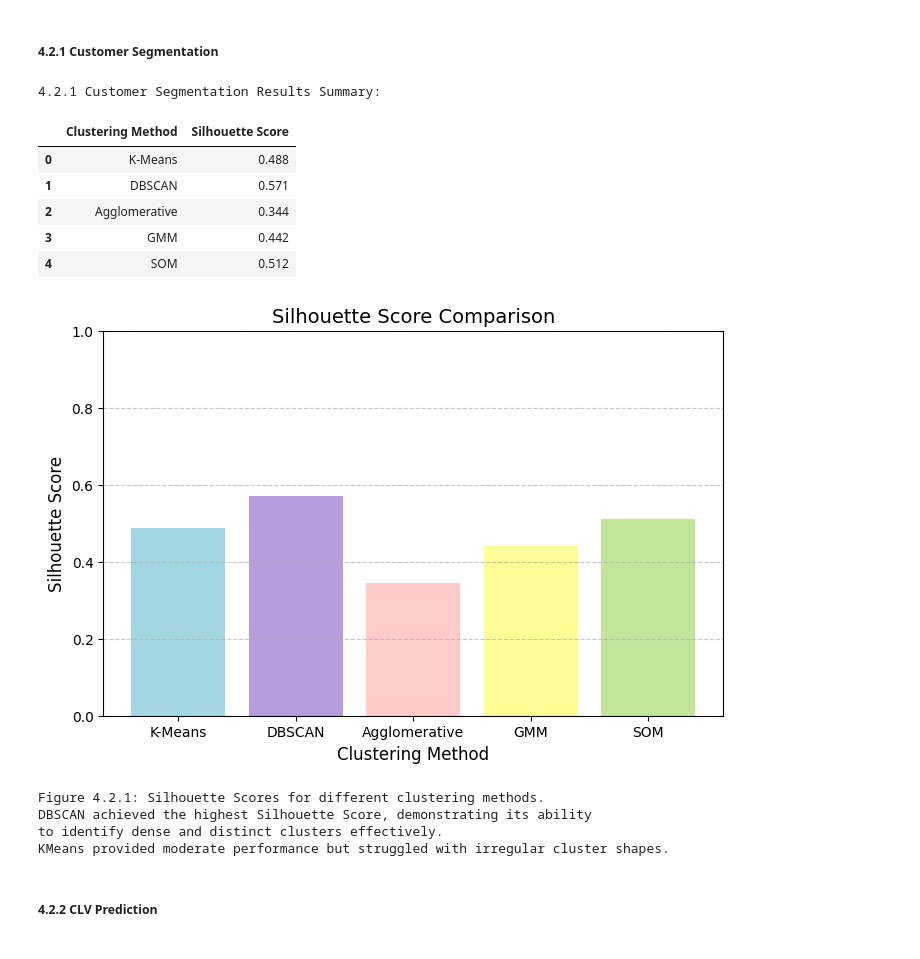
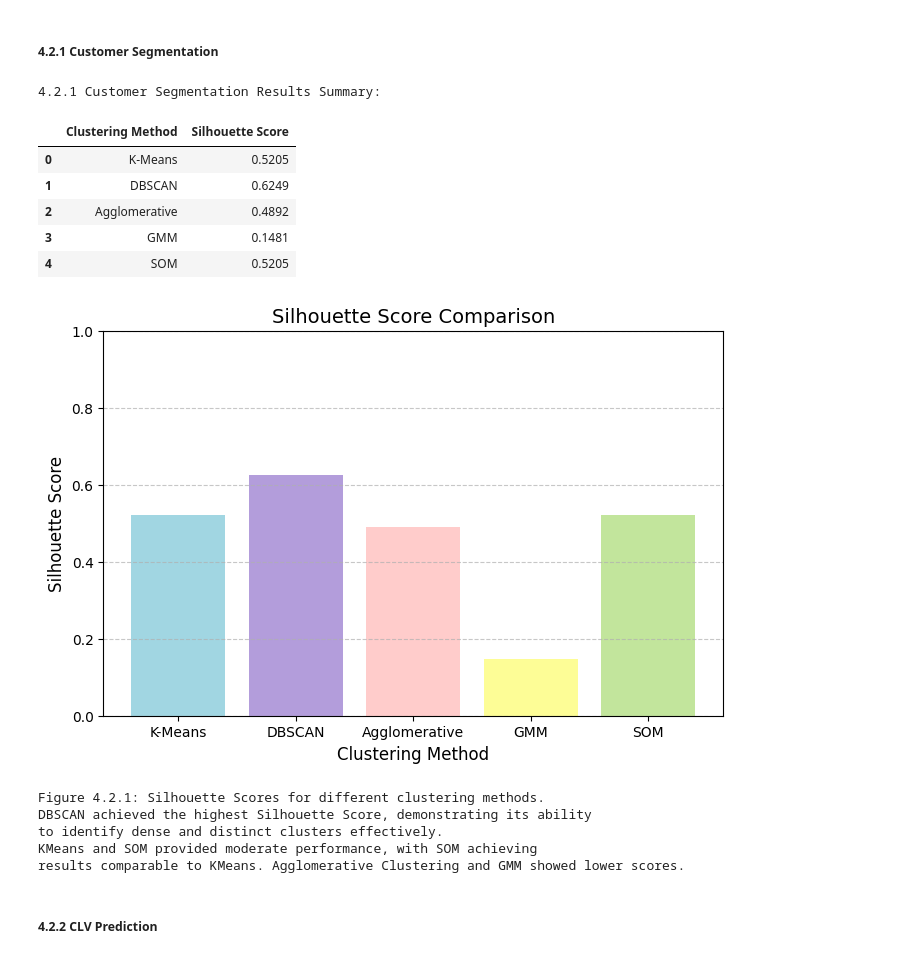
Before and after one commit to seryeongkyun/seryeongkyun.github.io, a Jupyter notebook: files/Library_Customer_Segmentation_and_Lifetime_Value_Prediction.ipynb, the cells around one changed output. Saved outputs shown, nothing was run; the diff lists cells and outputs as text; code cells hidden in the pictures.

```diff
--- a/files/Library_Customer_Segmentation_and_Lifetime_Value_Prediction.ipynb
+++ b/files/Library_Customer_Segmentation_and_Lifetime_Value_Prediction.ipynb
@@ -909,10 +1002,10 @@ In this section, we evaluate each model's performance for both Customer Segmenta
 import matplotlib.pyplot as plt
 import pandas as pd
 
-# Clustering Results Data
+# Updated Clustering Results Data
 clustering_data = {
     "Clustering Method": ["K-Means", "DBSCAN", "Agglomerative", "GMM", "SOM"],
-    "Silhouette Score": [0.4880, 0.571, 0.344, 0.442, 0.512]
+    "Silhouette Score": [0.5205, 0.6249, 0.4892, 0.1481, 0.5205]
 }
 df_clustering = pd.DataFrame(clustering_data)
 
@@ -925,44 +1018,46 @@ display(df_clustering)
 
 # Bar plot for Silhouette Scores
 methods = clustering_data["Clustering Method"]
 scores = clustering_data["Silhouette Score"]
 
 plt.figure(figsize=(8, 5))
 # Use pastel colors for the bars
 pastel_colors = ['#a1d6e2', '#b39ddb', '#ffcccb', '#fdfd96', '#c2e59c']  # Light pastel colors
 plt.bar(methods, scores, color=pastel_colors)
 
 # Graph settings
 plt.title("Silhouette Score Comparison", fontsize=14)
 plt.xlabel("Clustering Method", fontsize=12)
 plt.ylabel("Silhouette Score", fontsize=12)
 plt.ylim(0, 1)
 plt.grid(axis='y', linestyle='--', alpha=0.7)  # Add grid lines for better readability
 
 # Save the graph before showing it
 plt.savefig('/content/drive/My Drive/Figure_4_2_1.png')
 
 # Show the graph
 plt.show()
 
 # Caption for the graph
 print("Figure 4.2.1: Silhouette Scores for different clustering methods.\n"
       "DBSCAN achieved the highest Silhouette Score, demonstrating its ability\n"
       "to identify dense and distinct clusters effectively.\n"
-      "KMeans provided moderate performance but struggled with irregular cluster shapes.")
+      "KMeans and SOM provided moderate performance, with SOM achieving\n"
+      "results comparable to KMeans. Agglomerative Clustering and GMM showed lower scores.")
 # %% [output]
 4.2.1 Customer Segmentation Results Summary:
 |  | Clustering Method | Silhouette Score |
-| 0 | K-Means | 0.488 |
-| 1 | DBSCAN | 0.571 |
-| 2 | Agglomerative | 0.344 |
-| 3 | GMM | 0.442 |
-| 4 | SOM | 0.512 |
+| 0 | K-Means | 0.5205 |
+| 1 | DBSCAN | 0.6249 |
+| 2 | Agglomerative | 0.4892 |
+| 3 | GMM | 0.1481 |
+| 4 | SOM | 0.5205 |
-[figure, old version]
+[figure, new version]
 Figure 4.2.1: Silhouette Scores for different clustering methods.
 DBSCAN achieved the highest Silhouette Score, demonstrating its ability
 to identify dense and distinct clusters effectively.
-KMeans provided moderate performance but struggled with irregular cluster shapes.
+KMeans and SOM provided moderate performance, with SOM achieving
+results comparable to KMeans. Agglomerative Clustering and GMM showed lower scores.
 # %% [markdown]
 ##### 4.2.2 CLV Prediction
 # %%
```
Also changed, not shown: parts of 32 cells of this notebook.
